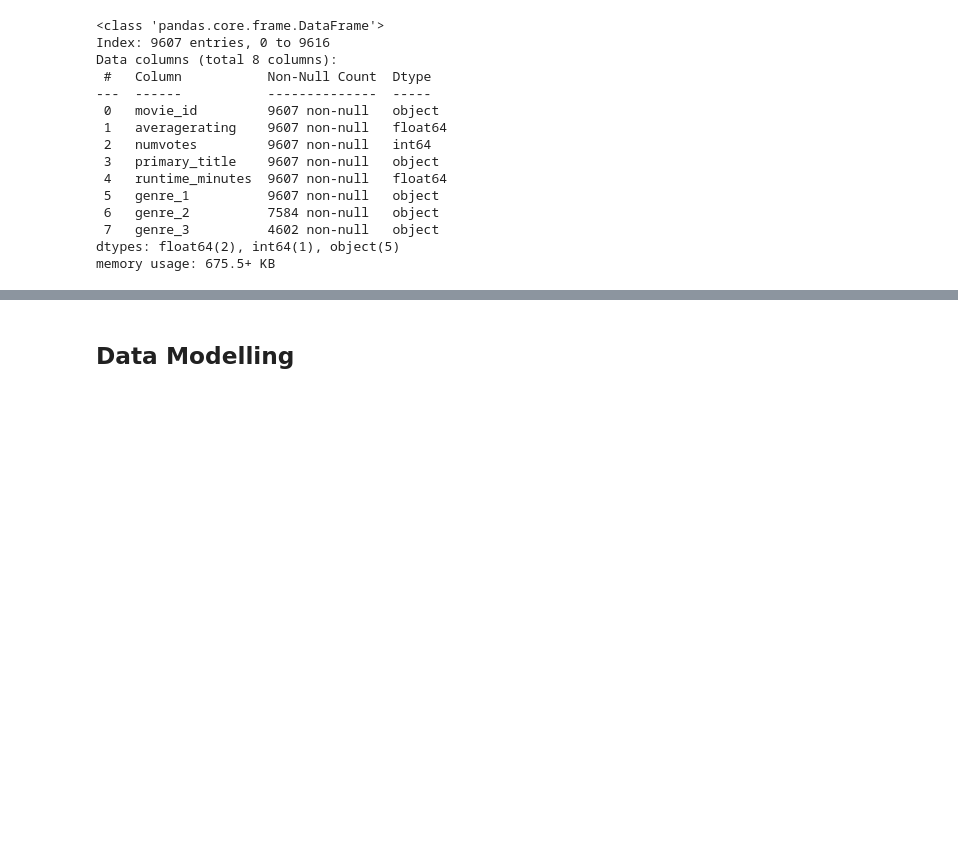
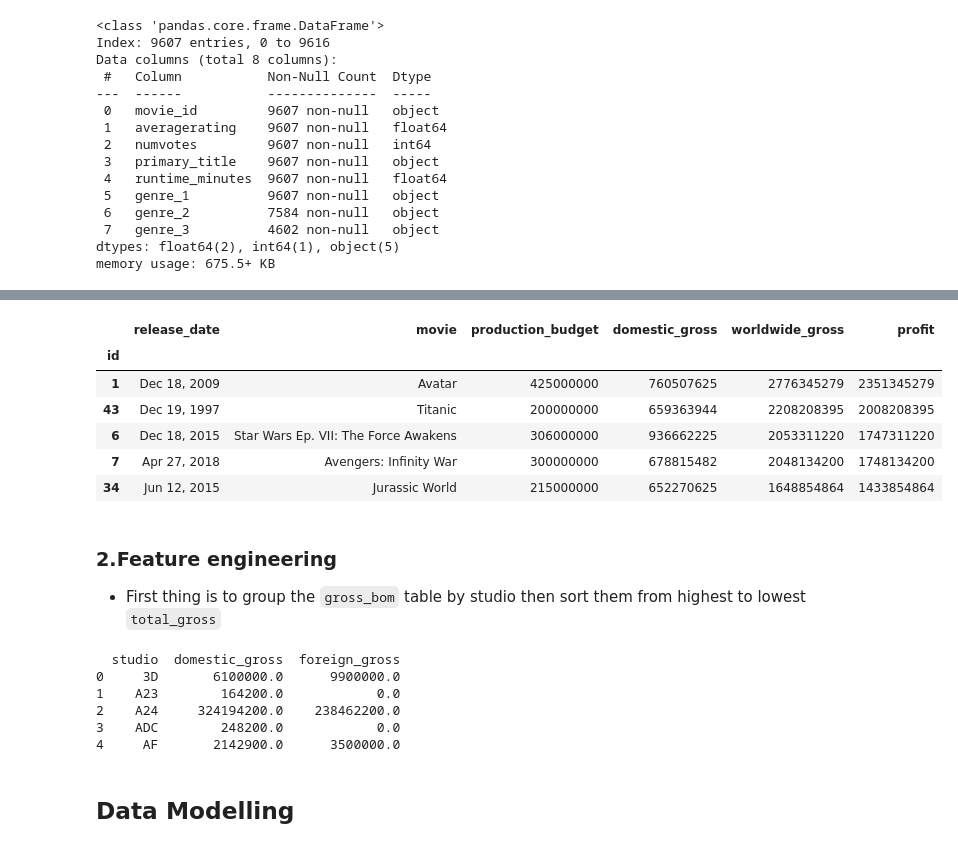
Before and after one commit to eugene-maina72/Phase-2-Project.Movie_Studio, a Jupyter notebook: notebook.ipynb, the cells around one changed output, grey strips where cells are left out. Cells and saved outputs as stored; diff of their text form; code cells hidden in the pictures; blank space fills up the shorter version.

```diff
--- a/notebook.ipynb
+++ b/notebook.ipynb
@@ -394,3 +476,47 @@ memory usage: 675.5+ KB
+# %%
+# Converting the columns to numeric datatype
+
+movie_budget['domestic_gross'] = pd.to_numeric(movie_budget['domestic_gross'].replace('[\$,]', '', regex=True), errors='coerce')
+movie_budget['production_budget'] = pd.to_numeric(movie_budget['production_budget'].replace('[\$,]', '', regex=True), errors='coerce')
+movie_budget['worldwide_gross'] = pd.to_numeric(movie_budget['worldwide_gross'].replace('[\$,]', '', regex=True), errors='coerce')
+
+# Create a column that calculates profit
+
+movie_budget['profit'] = movie_budget['worldwide_gross'] - movie_budget['production_budget']
+
+# Sort table in decending order of woldwide_gross
+
+movie_budget.sort_values(by ='worldwide_gross', ascending =False, inplace=True)
+
+# Display the first 5 rows
+movie_budget.head()
+# %% [output]
+|  | release_date | movie | production_budget | domestic_gross | worldwide_gross | profit |
+| id |  |  |  |  |  |  |
+| 1 | Dec 18, 2009 | Avatar | 425000000 | 760507625 | 2776345279 | 2351345279 |
+| 43 | Dec 19, 1997 | Titanic | 200000000 | 659363944 | 2208208395 | 2008208395 |
+| 6 | Dec 18, 2015 | Star Wars Ep. VII: The Force Awakens | 306000000 | 936662225 | 2053311220 | 1747311220 |
+| 7 | Apr 27, 2018 | Avengers: Infinity War | 300000000 | 678815482 | 2048134200 | 1748134200 |
+| 34 | Jun 12, 2015 | Jurassic World | 215000000 | 652270625 | 1648854864 | 1433854864 |
+# %% [markdown]
+### 2.Feature engineering
+* First thing is to group the `gross_bom` table by studio then sort them from highest to lowest `total_gross`
+# %%
+# Creating a dataframe that groups movies based on studio.
+studio = gross_bom.groupby('studio').agg({
+	                                'domestic_gross': 'sum',
+	                                'foreign_gross': 'sum'
+                                }).reset_index()
+
+# Displaying the grouped dataframe
+print(studio.head())
+# %% [output]
+  studio  domestic_gross  foreign_gross
+0     3D       6100000.0      9900000.0
+1    A23        164200.0            0.0
+2    A24     324194200.0    238462200.0
+3    ADC        248200.0            0.0
+4     AF       2142900.0      3500000.0
 # %% [markdown]
 ## Data Modelling
 # %% [markdown]
```
Also changed, not shown: parts of 10 cells of this notebook.
